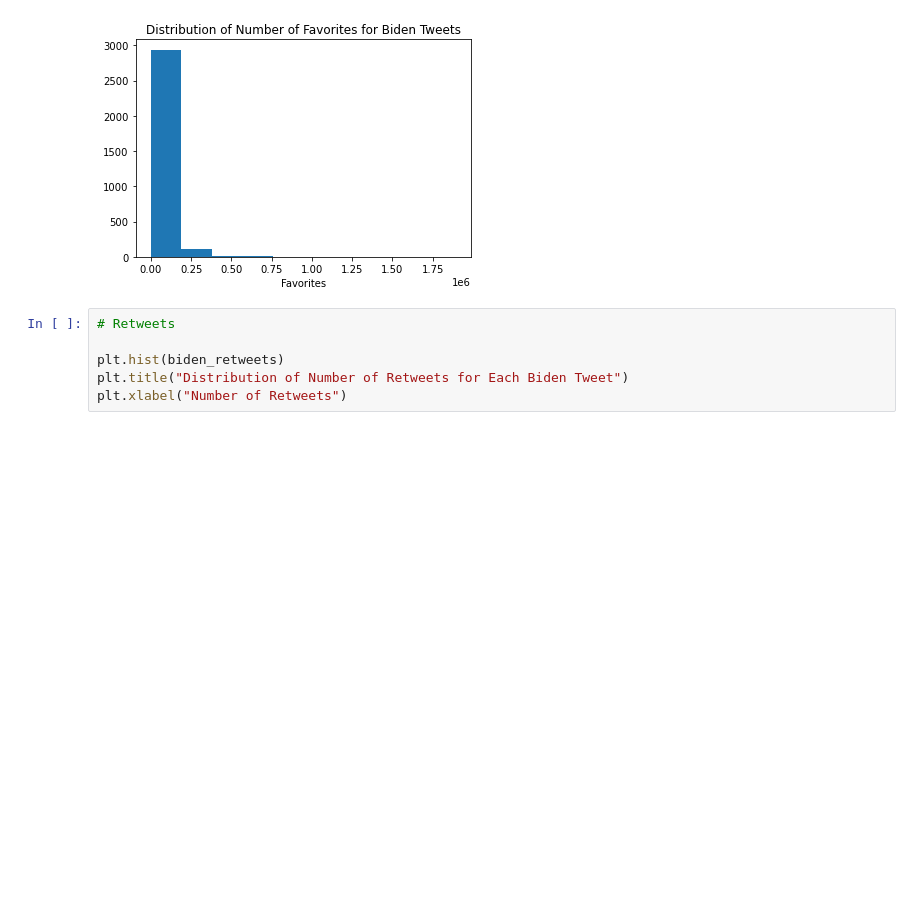
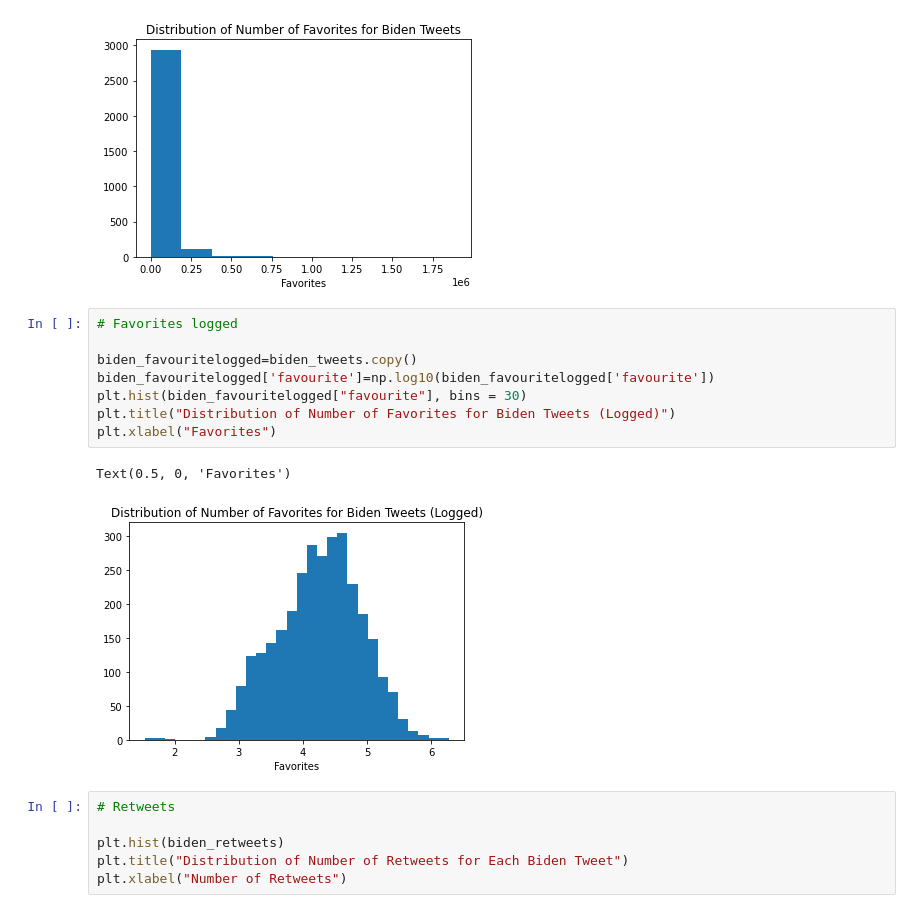
Before and after one commit to sunil-2000/Twitter-Data-Science-Project, a Jupyter notebook: camden.ipynb, the cells around one changed output. Drawn from its saved outputs; the diff is of its cells as text; blank space fills up the shorter version.

```diff
--- a/camden.ipynb
+++ b/camden.ipynb
@@ -173,6 +213,17 @@ plt.xlabel("Favorites")
 # %% [output]
 Text(0.5, 0, 'Favorites')
 [figure]
+# %%
+# Favorites logged
+
+biden_favouritelogged=biden_tweets.copy()
+biden_favouritelogged['favourite']=np.log10(biden_favouritelogged['favourite'])
+plt.hist(biden_favouritelogged["favourite"], bins = 30)
+plt.title("Distribution of Number of Favorites for Biden Tweets (Logged)")
+plt.xlabel("Favorites")
+# %% [output]
+Text(0.5, 0, 'Favorites')
+[figure, added]
 # %%
 # Retweets
 
```
Also changed, not shown: parts of 5 cells of this notebook.
